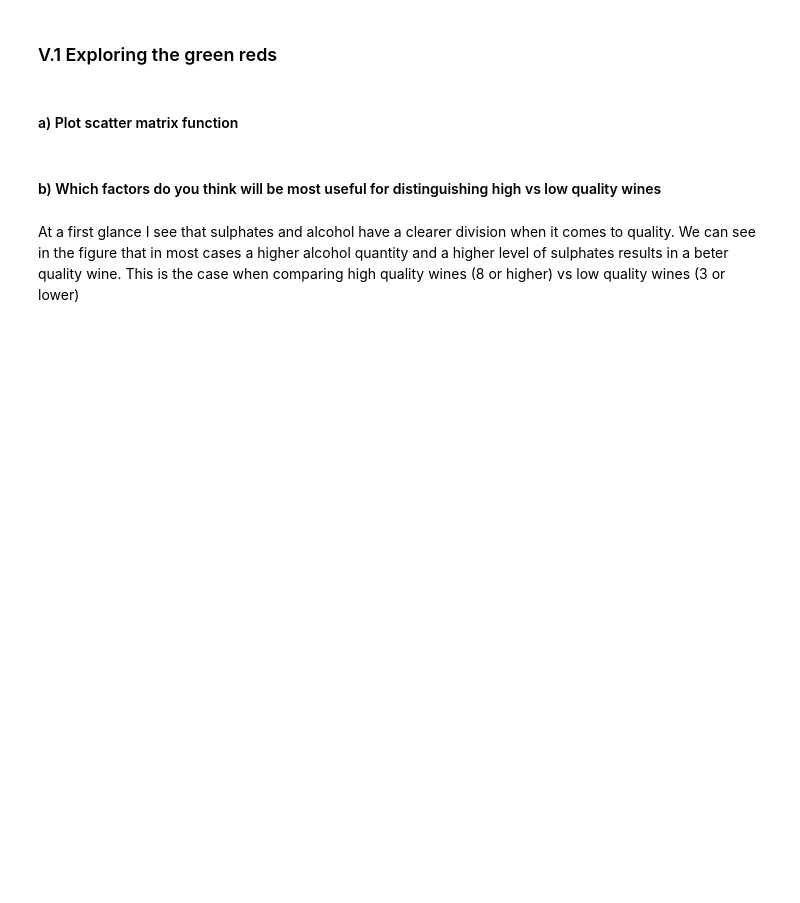
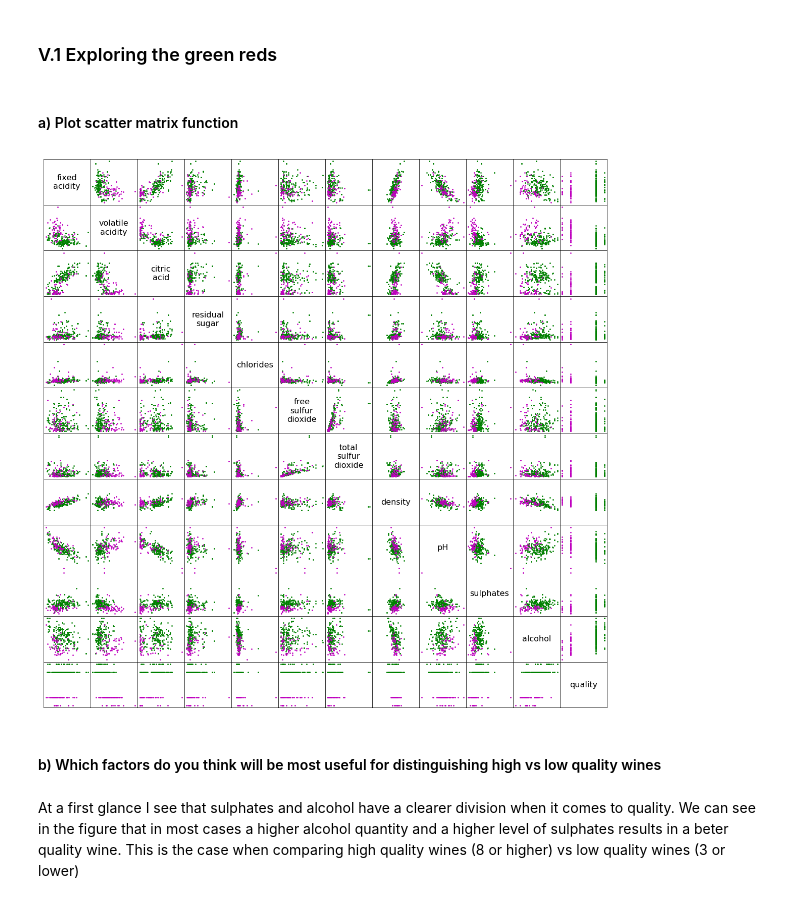
Before and after one commit to ThomasH88/ft_sommelier, a Jupyter notebook: ft_sommelier.ipynb, the cells around one changed output. Drawn from its saved outputs; the diff is of its cells as text; code cells hidden in the pictures; blank space fills up the shorter version.

```diff
--- a/ft_sommelier.ipynb
+++ b/ft_sommelier.ipynb
@@ -57,7 +57,9 @@ def plot_scatter_matrix(wine_data, good_threshold, bad_threshold, save_plot=Fals
             plt.savefig("{}.png".format(name))
     plt.show()
 # %%
-plot_scatter_matrix(red_wine_df, 7, 4)
+plot_scatter_matrix(red_wine_df, 6, 5)
+# %% [output]
+[figure, added]
 # %% [markdown]
 #### b) Which factors do you think will be most useful for distinguishing high vs low quality wines
 # %% [markdown]
```
Also changed, not shown: parts of 30 cells of this notebook.
